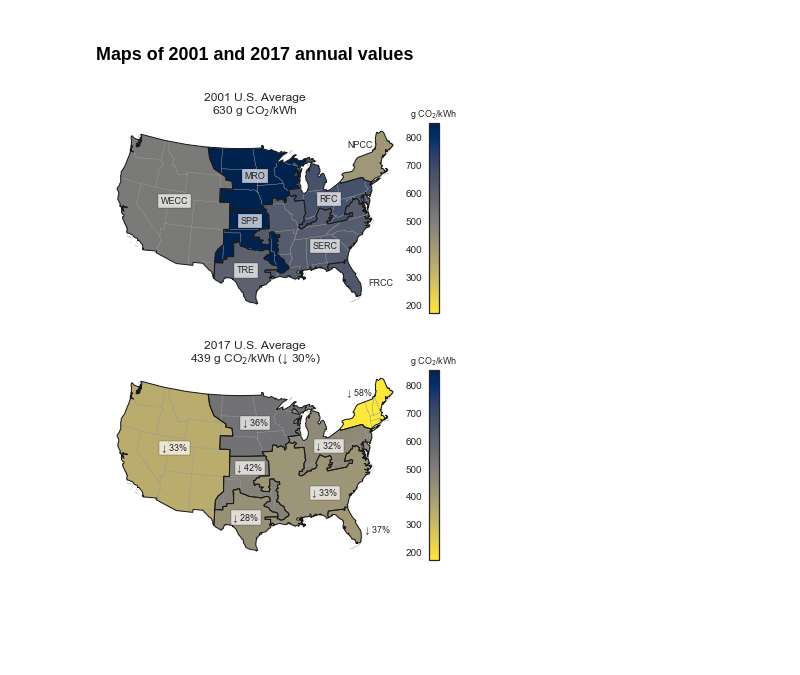
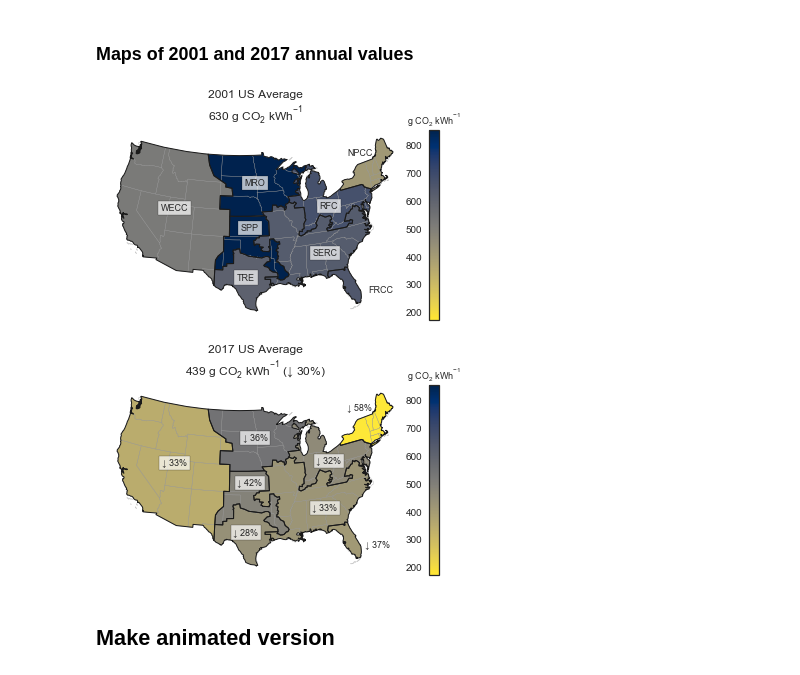
Before and after one commit to gschivley/carbon-index, a Jupyter notebook: Notebooks/NERC maps.ipynb, the cells around one changed output. Saved outputs shown, nothing was run; the diff lists cells and outputs as text; code cells hidden in the pictures; blank space fills up the shorter version.

Commit message:
create updated figures for final proofs
Font size, titles, etc. Redo the tsplot figure.

```diff
--- a/Notebooks/NERC maps.ipynb
+++ b/Notebooks/NERC maps.ipynb
@@ -147,7 +142,7 @@ states_albers = states.to_crs(epsg=2163)
 # %% [markdown]
 ### Maps of 2001 and 2017 annual values
 # %%
-title = '2001 U.S. Average\n{:.0f} g CO$_2$/kWh'.format(usa_2001)
+title = '2001 US Average\n{:.0f} g $\mathregular{{CO_2 \ kWh^{{-1}}}}$'.format(usa_2001)
 kwargs = dict(
     regions_lw = 1,
     regions_ec = '0.1',
@@ -159,29 +154,31 @@ vmin = regions_albers.loc[:, [2001, 2017]].min().min()
 vmax = regions_albers.loc[:, [2001, 2017]].max().max()
 plot_nerc_annual(regions_proj=regions_albers, states_proj=states_albers, data_col=2001,
                  text_col='nerc', vmin=vmin, vmax=vmax, title=title,
-                 cbar_title='g CO$_2$/kWh', **kwargs)
+                 cbar_title='g $\mathregular{CO_2 \ kWh^{-1}}$', **kwargs)
 
-path = join(figure_path, 'NERC map_cividis_2001.png')
-plt.savefig(path, bbox_inches='tight', dpi=350)
+path = join(figure_path, 'NERC map_cividis_2001.pdf')
+plt.savefig(path, bbox_inches='tight')#, dpi=350)
 # %% [output]
-[figure, old version]
+[figure, new version]
 # %%
-title = '2017 U.S. Average\n{:.0f} g CO$_2$/kWh (↓ 30%)'.format(usa_2017)
+title = '2017 US Average\n{:.0f} g $\mathregular{{CO_2 \ kWh^{{-1}}}}$ (↓ 30%)'.format(usa_2017)
 kwargs = dict(
     regions_lw = 1,
     regions_ec = '0.1',
     SERC_y = -1.5,
     SPP_y = 2.25,
     FRCC_x = 4.3
 )
 
 vmin = regions_albers.loc[:, [2001, 2017]].min().min()
 vmax = regions_albers.loc[:, [2001, 2017]].max().max()
 regions_albers['arrow reduction'] = '↓ ' + regions_albers['reduction']
 plot_nerc_annual(regions_proj=regions_albers, states_proj=states_albers, data_col=2017,
                  text_col='arrow reduction', vmin=vmin, vmax=vmax, title=title,
-                 cbar_title='g CO$_2$/kWh', **kwargs)
-path = join(figure_path, 'NERC map_cividis_2017_change.png')
-plt.savefig(path, bbox_inches='tight', dpi=350)
+                 cbar_title='g $\mathregular{CO_2 \ kWh^{-1}}$', **kwargs)
+path = join(figure_path, 'NERC map_cividis_2017_change.pdf')
+plt.savefig(path, bbox_inches='tight')#, dpi=350)
 # %% [output]
-[figure, old version]
+[figure, new version]
+# %% [markdown]
+## Make animated version
```
Also changed, not shown: parts of 22 cells of this notebook, 1 other file.
